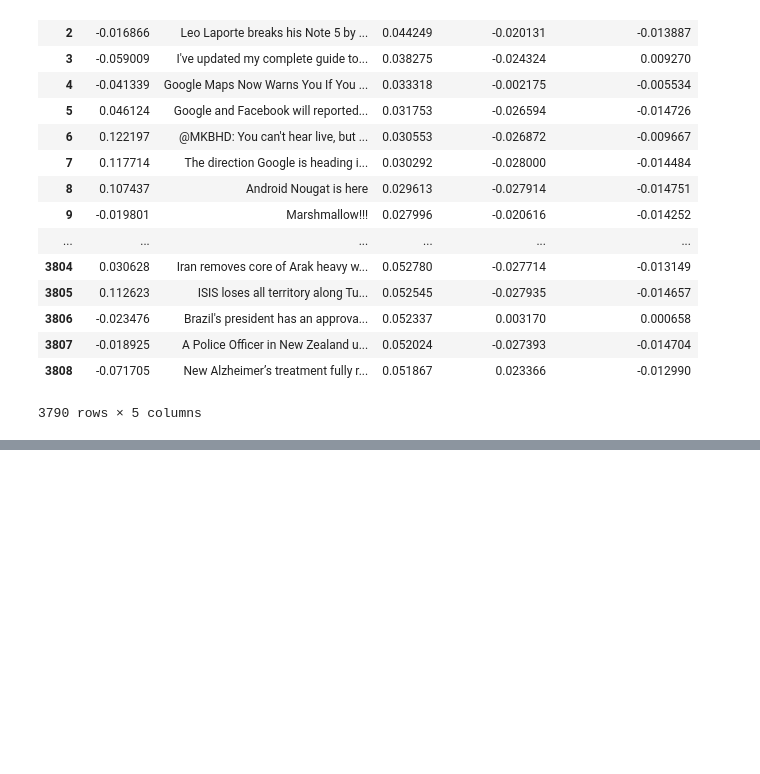
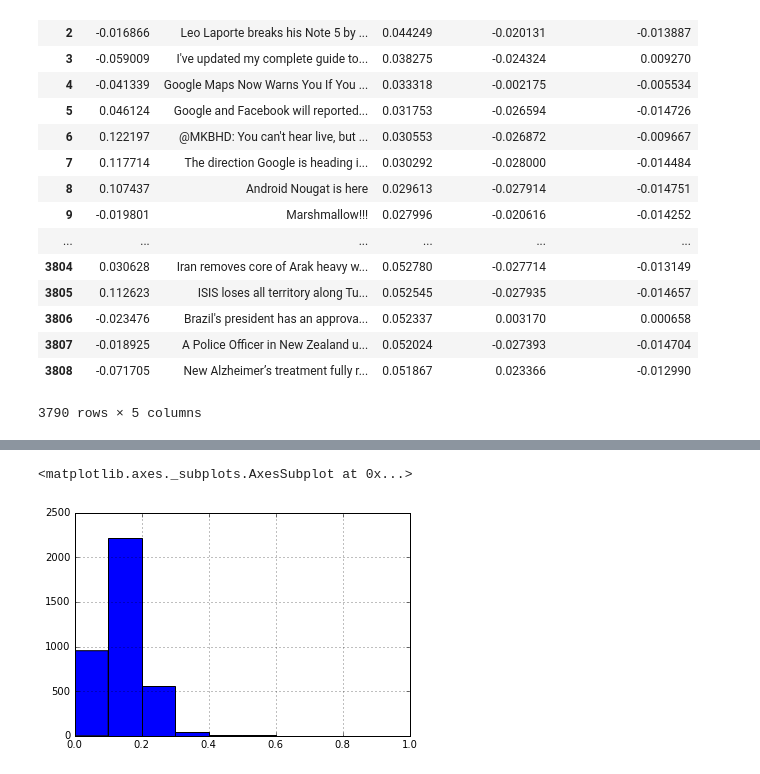
Before and after one commit to suyashkumar2409/Reddit-Karma-Predictor, a Jupyter notebook: Feature Engineering.ipynb, the cells around one changed output, grey strips where cells are left out. Saved outputs shown, nothing was run; the diff lists cells and outputs as text; code cells hidden in the pictures; blank space fills up the shorter version.

```diff
--- a/Feature Engineering.ipynb
+++ b/Feature Engineering.ipynb
@@ -362,0 +375,12 @@ Name: title_clean, dtype: object
+# %%
+def replacewithstem(text):
+    tokens = nltk.word_tokenize(text)
+    stemmer = nltk.stem.porter.PorterStemmer()
+
+    stemmed = []
+    for token in tokens:
+        stemmed.append(stemmer.stem(token))
+
+    return ' '.join(stemmed)
+
+df['title_stemmed']= df['title_badwords'].apply(replacewithstem)
@@ -362,0 +397,8 @@ Name: title_clean, dtype: object
+# %%
+tempmin = df['ups'].min()
+df['ups_prop'] = df['ups'].apply(lambda x: x - tempmin)
+# %%
+df['ups_prop'].hist()
+# %% [output]
+<matplotlib.axes._subplots.AxesSubplot at 0x...>
+[figure, added]
```
Also changed, not shown: parts of 6 cells of this notebook, 1 other file.
